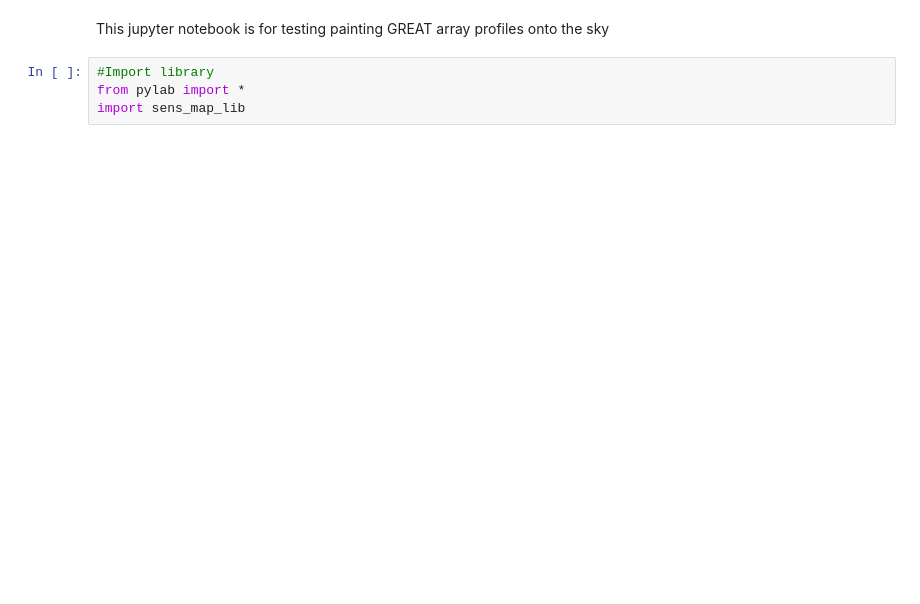
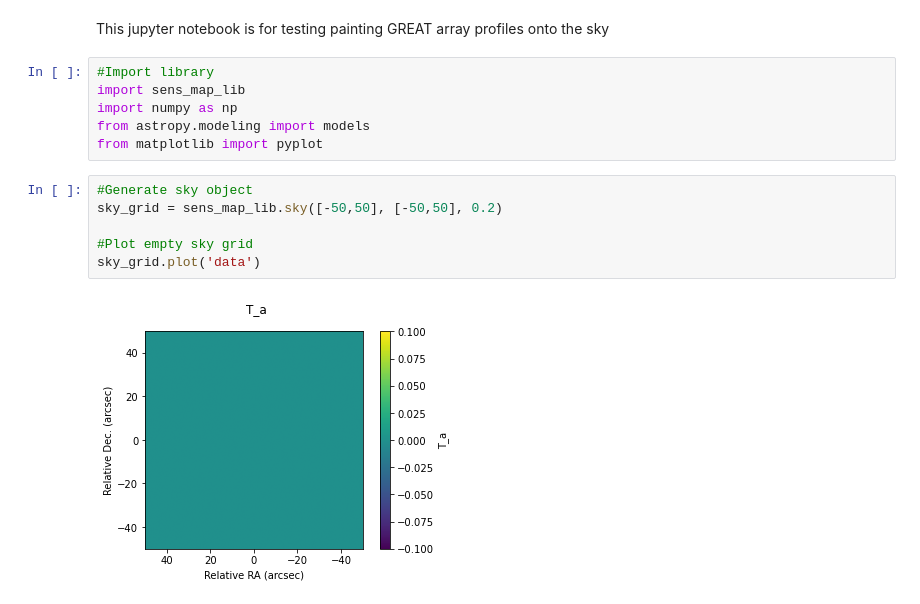
Before and after one commit to kfkaplan/the_greatest_sensitivity_mapper, a Jupyter notebook: test_sense_map.ipynb, the cells around one changed output. Saved outputs shown, nothing was run; the diff lists cells and outputs as text; blank space fills up the shorter version.

```diff
--- a/test_sense_map.ipynb
+++ b/test_sense_map.ipynb
@@ -1,6 +1,16 @@
 # %% [markdown]
 This jupyter notebook is for testing painting GREAT array profiles onto the sky
-# %%
-#Import library
-from pylab import *
-import sens_map_lib
+# %%
+#Import library
+import sens_map_lib
+import numpy as np
+from astropy.modeling import models
+from matplotlib import pyplot
+# %%
+#Generate sky object
+sky_grid = sens_map_lib.sky([-50,50], [-50,50], 0.2)
+
+#Plot empty sky grid
+sky_grid.plot('data')
+# %% [output]
+[figure, added]
```
Also changed, not shown: parts of 22 cells of this notebook, 1 other file.
